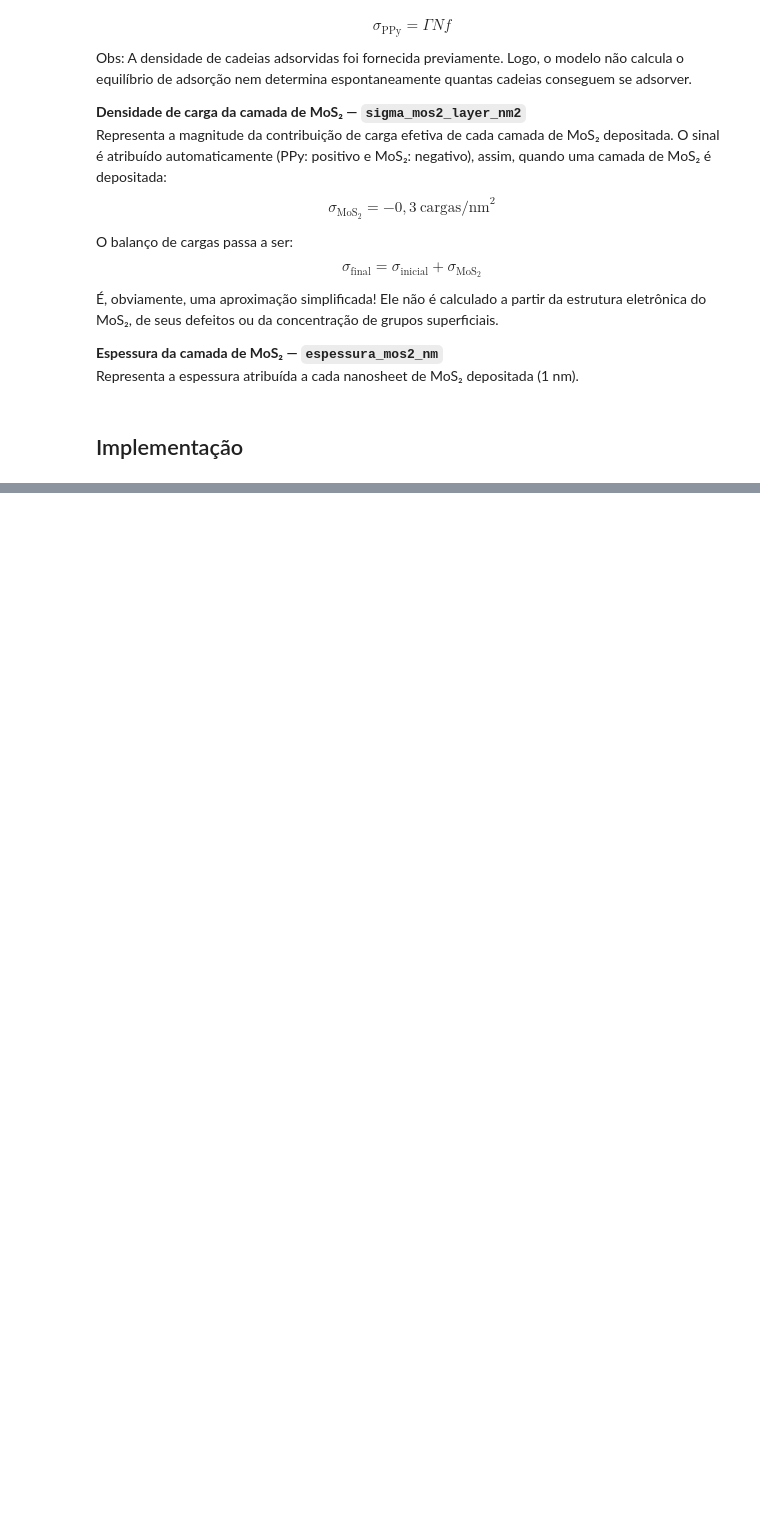
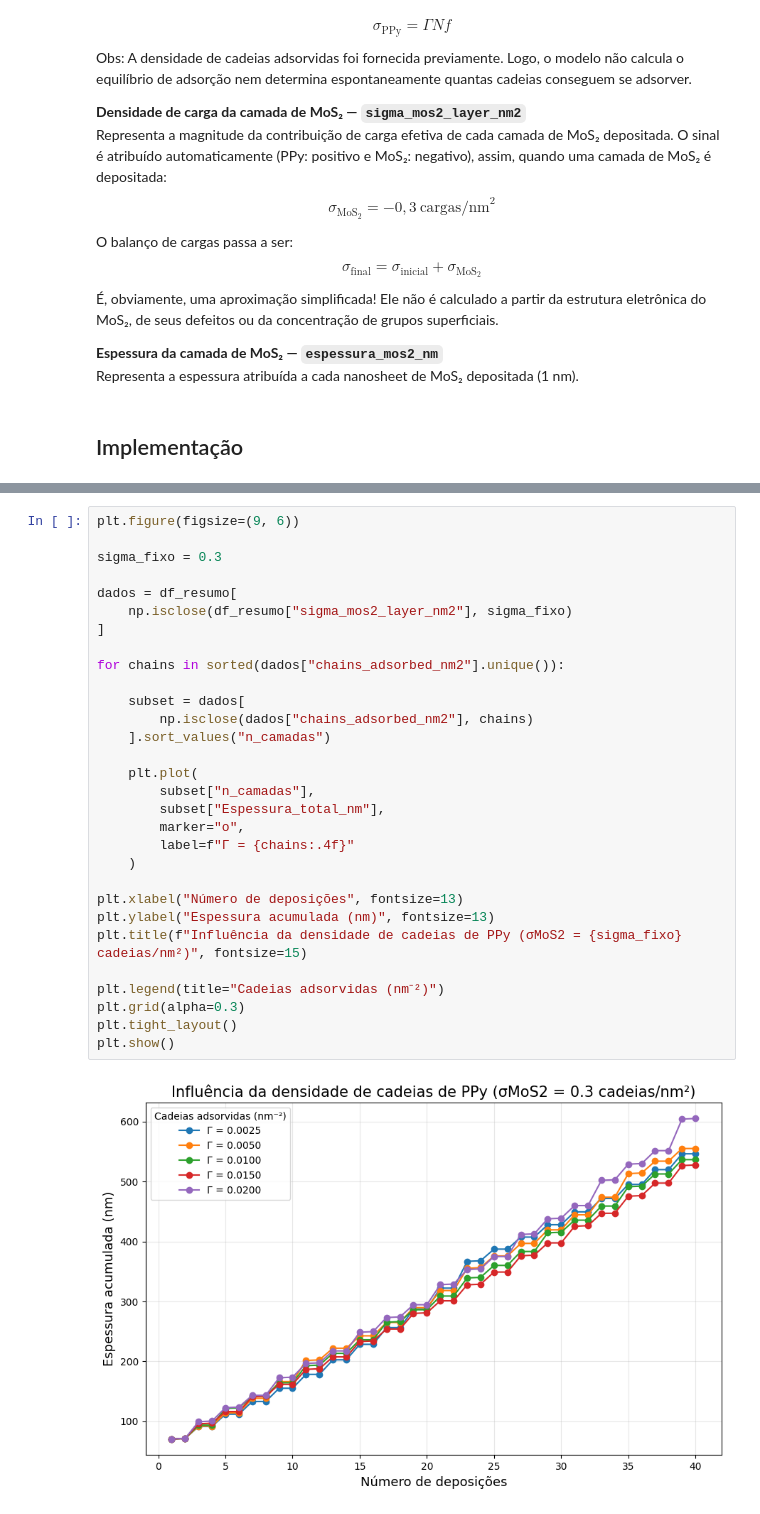
Before and after one commit to SamarahRamos/Polimerization-of-Poly-Pirrol, a Jupyter notebook: joanny_model.ipynb, the cells around one changed output, grey strips where cells are left out. Saved outputs shown, nothing was run; the diff lists cells and outputs as text; blank space fills up the shorter version.

```diff
--- a/joanny_model.ipynb
+++ b/joanny_model.ipynb
@@ -458,0 +659,32 @@ with open("resultados_simulacao.txt", "w", encoding="utf-8") as arquivo:
+# %%
+plt.figure(figsize=(9, 6))
+
+sigma_fixo = 0.3
+
+dados = df_resumo[
+    np.isclose(df_resumo["sigma_mos2_layer_nm2"], sigma_fixo)
+]
+
+for chains in sorted(dados["chains_adsorbed_nm2"].unique()):
+
+    subset = dados[
+        np.isclose(dados["chains_adsorbed_nm2"], chains)
+    ].sort_values("n_camadas")
+
+    plt.plot(
+        subset["n_camadas"],
+        subset["Espessura_total_nm"],
+        marker="o",
+        label=f"Γ = {chains:.4f}"
+    )
+
+plt.xlabel("Número de deposições", fontsize=13)
+plt.ylabel("Espessura acumulada (nm)", fontsize=13)
+plt.title(f"Influência da densidade de cadeias de PPy (σMoS2 = {sigma_fixo} cadeias/nm²)", fontsize=15)
+
+plt.legend(title="Cadeias adsorvidas (nm⁻²)")
+plt.grid(alpha=0.3)
+plt.tight_layout()
+plt.show()
+# %% [output]
+[figure, added]
```
Also changed, not shown: parts of 14 cells of this notebook.
